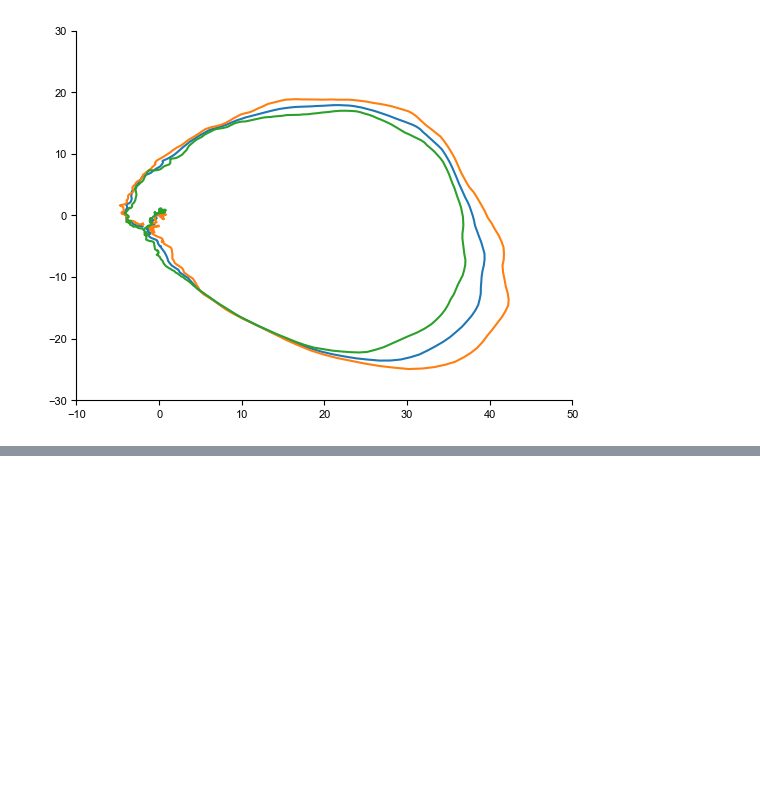
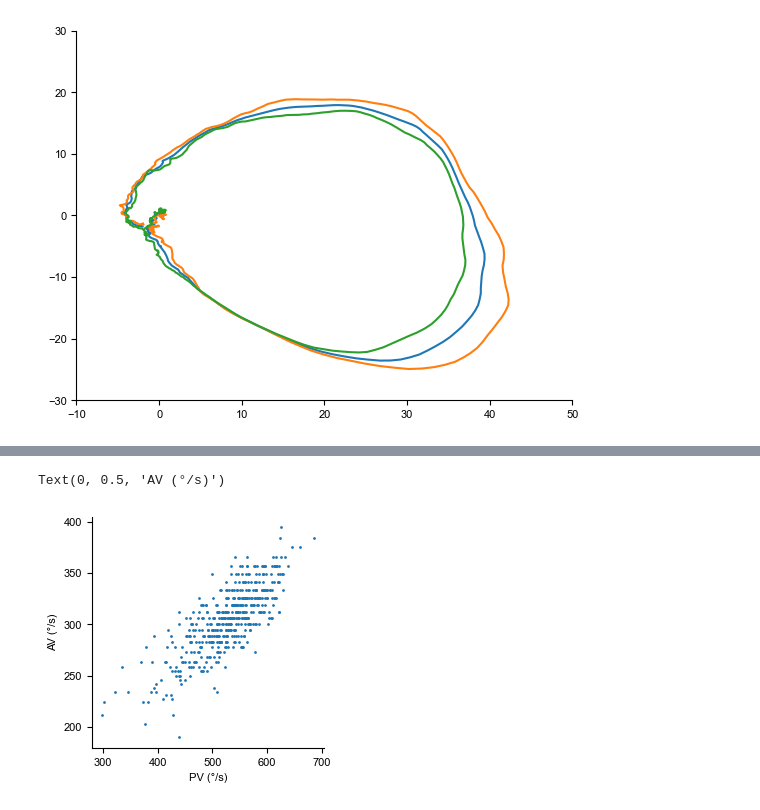
Before and after one commit to julianasdd/cbmanifold, a Jupyter notebook: notebooks/Manifold_analysis_example.ipynb, the cells around one changed output, grey strips where cells are left out. Cells and saved outputs as stored; diff of their text form; code cells hidden in the pictures; blank space fills up the shorter version.

```diff
--- a/notebooks/Manifold_analysis_example.ipynb
+++ b/notebooks/Manifold_analysis_example.ipynb
@@ -124,0 +176,9 @@ plt.ylim([-30, 30])
+# %%
+_, ax = plt.subplots(figsize=(3, 3))
+
+ax.scatter(params[:,0], params[:,1], 1)
+ax.set_xlabel('PV (°/s)')
+ax.set_ylabel('AV (°/s)')
+# %% [output]
+Text(0, 0.5, 'AV (°/s)')
+[figure, added]
```
Also changed, not shown: parts of 10 cells of this notebook, 6 other files.
